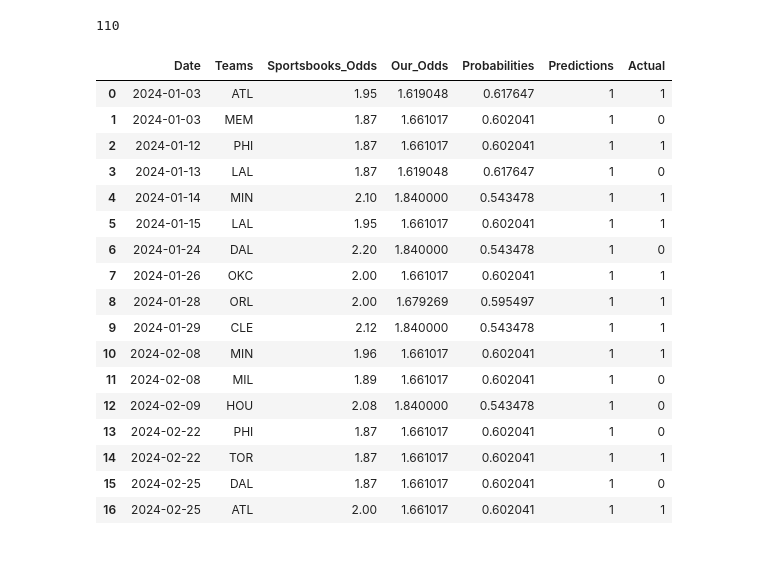
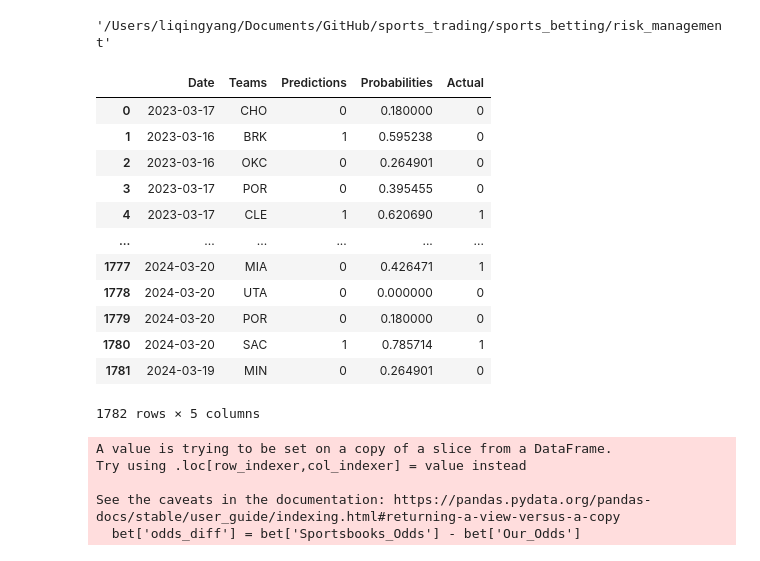
Before and after one commit to bluefish0125/Sports-Prediction, a Jupyter notebook: risk_management/Kelly_Criterion_Calibrated_Frank_Branch.ipynb, the cells around one changed output. Drawn from its saved outputs; the diff is of its cells as text; code cells hidden in the pictures.

```diff
--- a/risk_management/Kelly_Criterion_Calibrated_Frank_Branch.ipynb
+++ b/risk_management/Kelly_Criterion_Calibrated_Frank_Branch.ipynb
@@ -111,4 +212,8 @@ def backtest_for_sharpe(df,initial, shrinkage, threshold):
     final_return = ((balance / initial) - 1) * 100
 
     return sharpe_ratio
+# %%
+pwd
+# %% [output]
+'/Users/liqingyang/Documents/GitHub/sports_trading/sports_betting/risk_management'
 # %%
@@ -122,5 +225,22 @@ folder_path = "/Users/benjamincheng/Documents/GitHub/Sports-Betting/data/odds_da
 folder_path = "/Users/liqingyang/Documents/GitHub/sports_trading/sports_betting/data/odds_data/2021_01_20_onward.csv"
 odds = pd.read_csv(folder_path, index_col=0)
+# %%
+df = df.reset_index(drop=True)
+df
+# %% [output]
+|  | Date | Teams | Predictions | Probabilities | Actual |
+| 0 | 2023-03-17 | CHO | 0 | 0.180000 | 0 |
+| 1 | 2023-03-16 | BRK | 1 | 0.595238 | 0 |
+| 2 | 2023-03-16 | OKC | 0 | 0.264901 | 0 |
+| 3 | 2023-03-17 | POR | 0 | 0.395455 | 0 |
+| 4 | 2023-03-17 | CLE | 1 | 0.620690 | 1 |
+| ... | ... | ... | ... | ... | ... |
+| 1777 | 2024-03-20 | MIA | 0 | 0.426471 | 1 |
+| 1778 | 2024-03-20 | UTA | 0 | 0.000000 | 0 |
+| 1779 | 2024-03-20 | POR | 0 | 0.180000 | 0 |
+| 1780 | 2024-03-20 | SAC | 1 | 0.785714 | 1 |
+| 1781 | 2024-03-19 | MIN | 0 | 0.264901 | 0 |
+1782 rows × 5 columns
 # %%
 max_odds_columns = odds.iloc[:, 2:5].idxmax(axis=1)
 best_odds = []
@@ -141,7 +261,10 @@ column_order = ['Date', 'Teams', 'Sportsbooks_Odds','Our_Odds','Probabilities','
 final = final[column_order]
 win = final[final['Predictions'] == 1]
 bet = win[win['Our_Odds'] < win['Sportsbooks_Odds']]
+bet['odds_diff'] = bet['Sportsbooks_Odds'] - bet['Our_Odds']
+# %% [output]
+A value is trying to be set on a copy of a slice from a DataFrame.
+Try using .loc[row_indexer,col_indexer] = value instead
+
+See the caveats in the documentation: https://pandas.pydata.org/pandas-docs/stable/user_guide/indexing.html#returning-a-view-versus-a-copy
+  bet['odds_diff'] = bet['Sportsbooks_Odds'] - bet['Our_Odds']
-# %%
-len(bet[bet['Sportsbooks_Odds'] > 1.50])
-# %% [output]
-110
@@ -151,21 +270,0 @@ gap = gap.reset_index(drop=True)
-# %%
-gap
-# %% [output]
-|  | Date | Teams | Sportsbooks_Odds | Our_Odds | Probabilities | Predictions | Actual |
-| 0 | 2024-01-03 | ATL | 1.95 | 1.619048 | 0.617647 | 1 | 1 |
-| 1 | 2024-01-03 | MEM | 1.87 | 1.661017 | 0.602041 | 1 | 0 |
-| 2 | 2024-01-12 | PHI | 1.87 | 1.661017 | 0.602041 | 1 | 1 |
-| 3 | 2024-01-13 | LAL | 1.87 | 1.619048 | 0.617647 | 1 | 0 |
-| 4 | 2024-01-14 | MIN | 2.10 | 1.840000 | 0.543478 | 1 | 1 |
-| 5 | 2024-01-15 | LAL | 1.95 | 1.661017 | 0.602041 | 1 | 1 |
-| 6 | 2024-01-24 | DAL | 2.20 | 1.840000 | 0.543478 | 1 | 0 |
-| 7 | 2024-01-26 | OKC | 2.00 | 1.661017 | 0.602041 | 1 | 1 |
-| 8 | 2024-01-28 | ORL | 2.00 | 1.679269 | 0.595497 | 1 | 1 |
-| 9 | 2024-01-29 | CLE | 2.12 | 1.840000 | 0.543478 | 1 | 1 |
-| 10 | 2024-02-08 | MIN | 1.96 | 1.661017 | 0.602041 | 1 | 1 |
-| 11 | 2024-02-08 | MIL | 1.89 | 1.661017 | 0.602041 | 1 | 0 |
-| 12 | 2024-02-09 | HOU | 2.08 | 1.840000 | 0.543478 | 1 | 0 |
-| 13 | 2024-02-22 | PHI | 1.87 | 1.661017 | 0.602041 | 1 | 0 |
-| 14 | 2024-02-22 | TOR | 1.87 | 1.661017 | 0.602041 | 1 | 1 |
-| 15 | 2024-02-25 | DAL | 1.87 | 1.661017 | 0.602041 | 1 | 0 |
-| 16 | 2024-02-25 | ATL | 2.00 | 1.661017 | 0.602041 | 1 | 1 |
```
Also changed, not shown: parts of 23 cells of this notebook, 3 other files.
